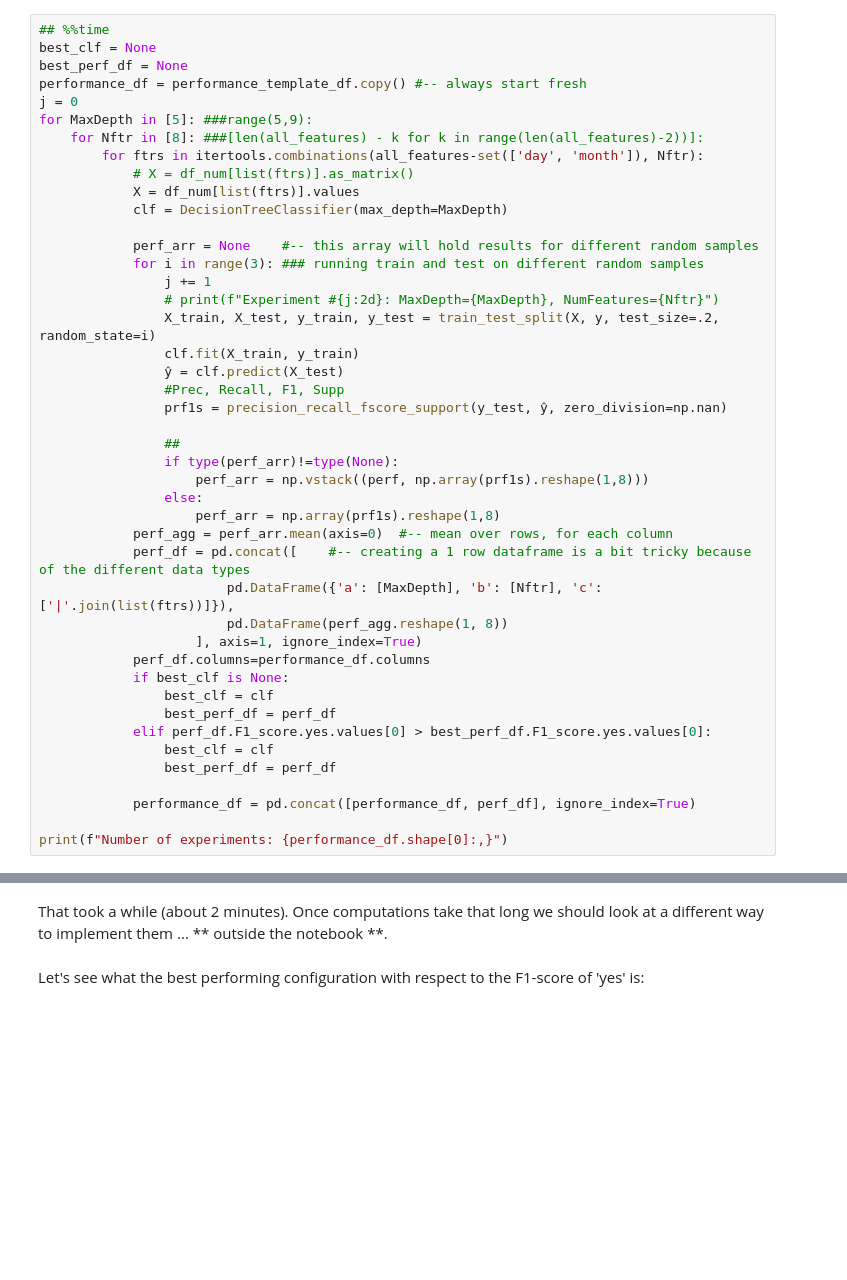
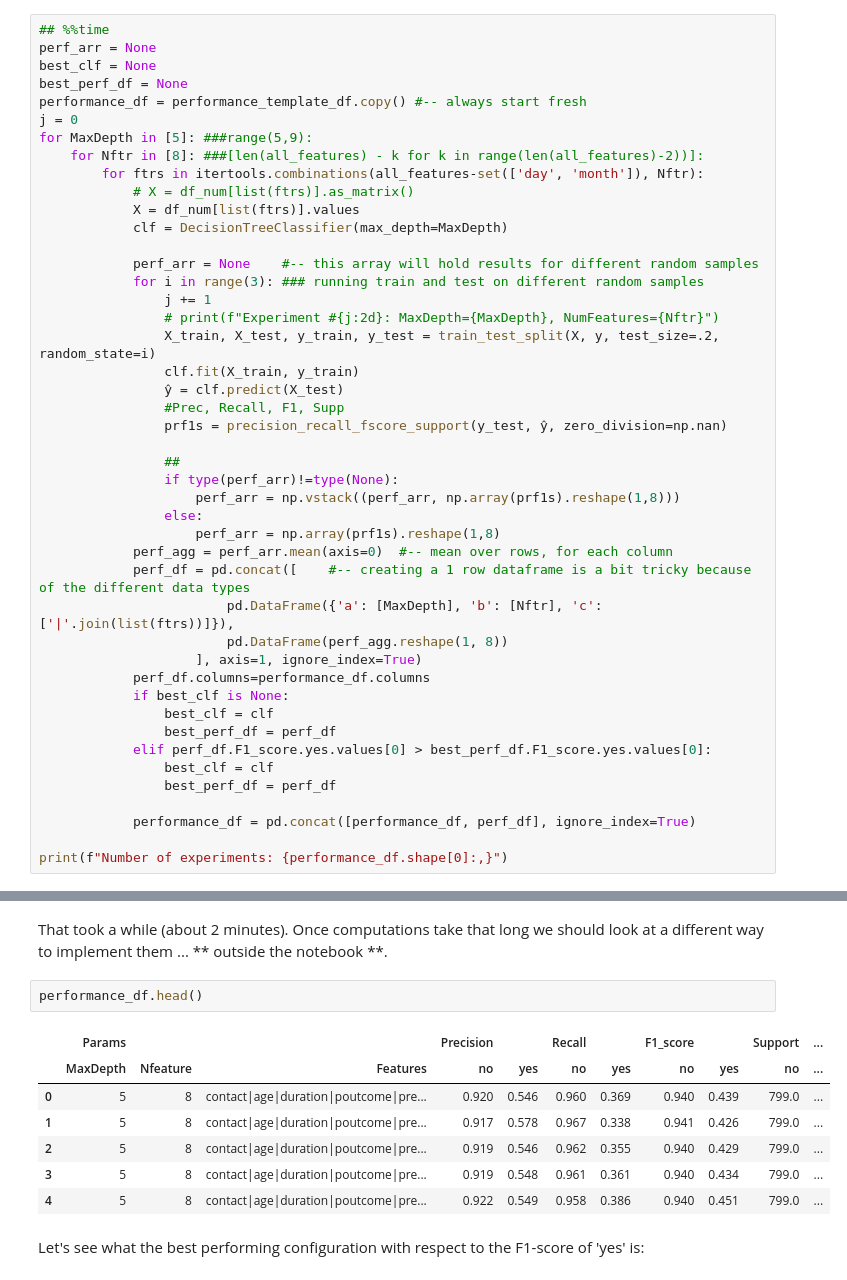
Before and after one commit to kingmolnar/SupervisedLearning, a Jupyter notebook: Decision_Tree.ipynb, the cells around one changed output, grey strips where cells are left out. Cells and saved outputs as stored; diff of their text form; blank space fills up the shorter version.

```diff
--- a/Decision_Tree.ipynb
+++ b/Decision_Tree.ipynb
@@ -284,6 +280,7 @@ aggregate the performance metrics over a number of different random splits.
 The outer two loops, however, only iterate over one value each. The commmented code shows how they should run...
 # %%
 ## %%time
+perf_arr = None
 best_clf = None
 best_perf_df = None
 performance_df = performance_template_df.copy() #-- always start fresh
@@ -307,7 +304,7 @@ for MaxDepth in [5]: ###range(5,9):
 
                 ##
                 if type(perf_arr)!=type(None):
-                    perf_arr = np.vstack((perf, np.array(prf1s).reshape(1,8)))
+                    perf_arr = np.vstack((perf_arr, np.array(prf1s).reshape(1,8)))
                 else:
                     perf_arr = np.array(prf1s).reshape(1,8)
             perf_agg = perf_arr.mean(axis=0)  #-- mean over rows, for each column
@@ -339,6 +333,16 @@ performance_df.shape
 (3003, 11)
 # %% [markdown]
 That took a while (about 2 minutes). Once computations take that long we should look at a different way to implement them ... ** outside the notebook **.
+# %%
+performance_df.head()
+# %% [output]
+|  | Params |  |  | Precision |  | Recall |  | F1_score |  | Support | ... |
+|  | MaxDepth | Nfeature | Features | no | yes | no | yes | no | yes | no | ... |
+| 0 | 5 | 8 | contact|age|duration|poutcome|pre... | 0.920 | 0.546 | 0.960 | 0.369 | 0.940 | 0.439 | 799.0 | ... |
+| 1 | 5 | 8 | contact|age|duration|poutcome|pre... | 0.917 | 0.578 | 0.967 | 0.338 | 0.941 | 0.426 | 799.0 | ... |
+| 2 | 5 | 8 | contact|age|duration|poutcome|pre... | 0.919 | 0.546 | 0.962 | 0.355 | 0.940 | 0.429 | 799.0 | ... |
+| 3 | 5 | 8 | contact|age|duration|poutcome|pre... | 0.919 | 0.548 | 0.961 | 0.361 | 0.940 | 0.434 | 799.0 | ... |
+| 4 | 5 | 8 | contact|age|duration|poutcome|pre... | 0.922 | 0.549 | 0.958 | 0.386 | 0.940 | 0.451 | 799.0 | ... |
 # %% [markdown]
 Let's see what the best performing configuration with respect to the F1-score of 'yes' is:
 # %%
```
Also changed, not shown: parts of 12 cells of this notebook, 4 other files.
